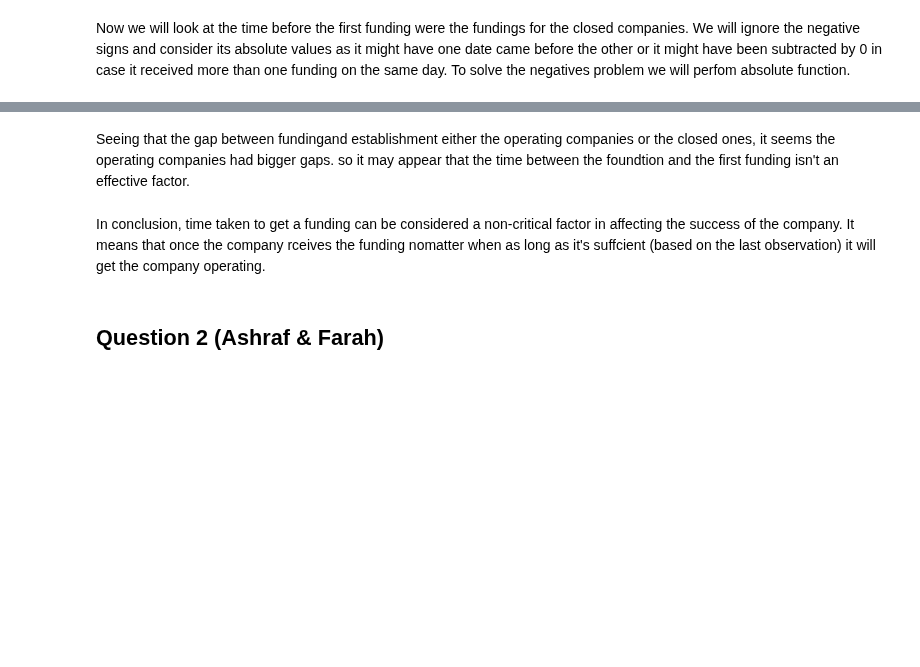
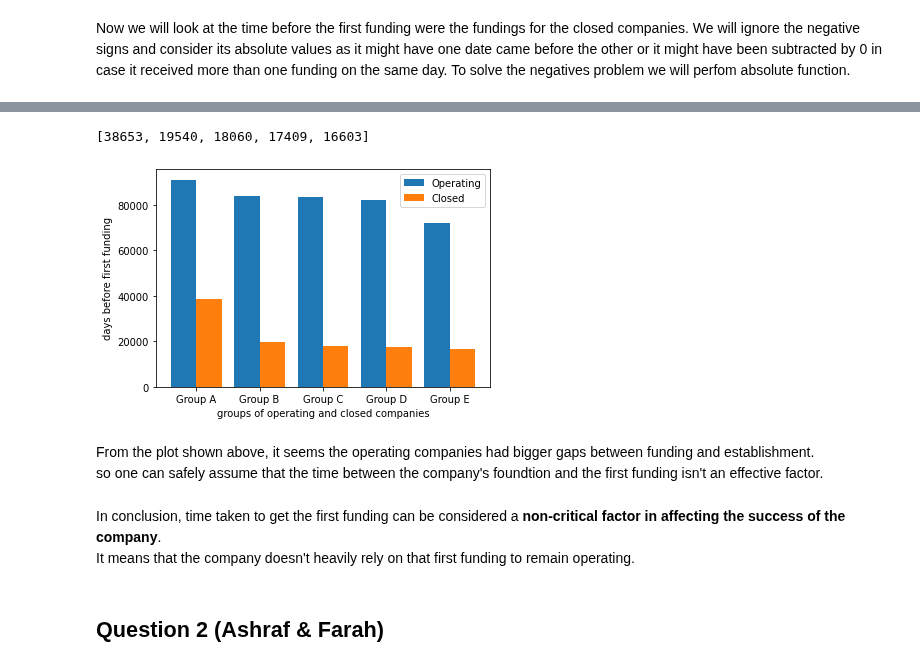
Before and after one commit to OdyAsh/StartupCompanies, a Jupyter notebook: Startup-Companies.ipynb, the cells around one changed output, grey strips where cells are left out. Cells and saved outputs as stored; diff of their text form; code cells hidden in the pictures; blank space fills up the shorter version.

Commit message:
adjusted question 1 visualization

```diff
--- a/Startup-Companies.ipynb
+++ b/Startup-Companies.ipynb
@@ -1729,3 +1729,6 @@ Now we will look at the time before the first funding were the fundings for the
 comp_rounds = companies.set_index('company_name')
 comp_rounds['time_before_first_fund'] = comp_rounds['time_before_first_fund'].abs()
 comp_rounds = comp_rounds.sort_values('time_before_first_fund', ascending=False)
+# %%
+operatingcomp_rounds = comp_rounds[comp_rounds['status'] == 'operating']['time_before_first_fund'][0:5]
+operatingcomp_rounds
@@ -1731,0 +1743,6 @@ comp_rounds = comp_rounds.sort_values('time_before_first_fund', ascending=False)
+# %%
+# getting the days as int instead of timedelta64[ns]
+operatingDaysGap = []
+for i in range(5):
+    operatingDaysGap.append(operatingcomp_rounds[i].days)
+operatingDaysGap
@@ -1732,4 +1751,4 @@ comp_rounds = comp_rounds.sort_values('time_before_first_fund', ascending=False)
 # %%
-closedcomp_rounds = comp_rounds[comp_rounds['status'] == 'closed']
+closedcomp_rounds = comp_rounds[comp_rounds['status'] == 'closed']['time_before_first_fund'][0:5]
 closedcomp_rounds
 # %% [output]
@@ -1770,7 +1762,30 @@ operatingcomp_rounds
+# %%
+# getting the days as int instead of timedelta64[ns]
+closedDaysGap = []
+for i in range(5):
+    closedDaysGap.append(closedcomp_rounds[i].days)
+closedDaysGap
+# %% [output]
+[38653, 19540, 18060, 17409, 16603]
+# %%
+compLabels = ['Group A','Group B','Group C','Group D', 'Group E']
+
+X_axis = np.arange(len(compLabels)) # equivalent to array([0, 1, 2, 3, 4])
+
+plt.bar(X_axis - 0.2, operatingDaysGap, 0.4, label = 'Operating') # width of each bar is 0.4
+plt.bar(X_axis + 0.2, closedDaysGap, 0.4, label = 'Closed')
+plt.xlabel('groups of operating and closed companies')
+plt.ylabel('days before first funding')
+plt.legend()
+plt.xticks(X_axis, compLabels);
+# %% [output]
+[figure, added]
 # %% [markdown]
-Seeing that the gap between fundingand establishment either the operating companies or the closed ones, it seems the operating companies had bigger gaps. so it may appear that the time between the foundtion and the first funding isn't an effective factor.
+From the plot shown above, it seems the operating companies had bigger gaps between funding and establishment. <br>
+so one can safely assume that the time between the company's foundtion and the first funding isn't an effective factor.
 # %% [markdown]
-In conclusion, time taken to get a funding can be considered a non-critical factor in affecting the success of the company. It means that once the company rceives the funding nomatter when as long as it's suffcient (based on the last observation) it will get the company operating.
+In conclusion, time taken to get the first funding can be considered a **non-critical factor in affecting the success of the company**. <br>
+It means that the company doesn't heavily rely on that first funding to remain operating.
 # %% [markdown]
 ## Question 2 (Ashraf & Farah)
 # %% [markdown]
```
Also changed, not shown: parts of 13 cells of this notebook.
